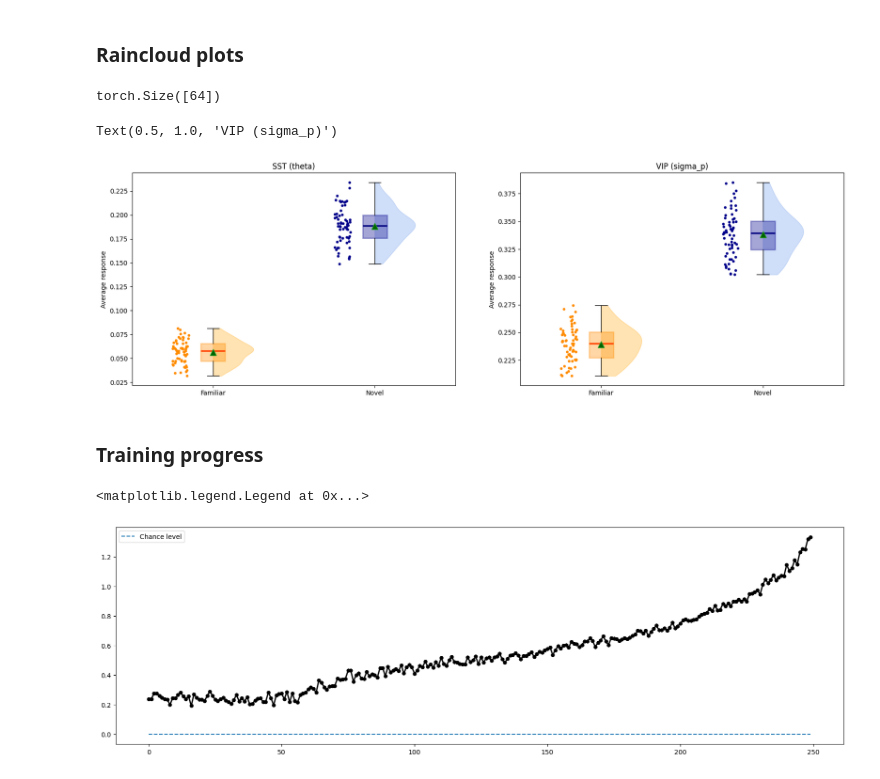
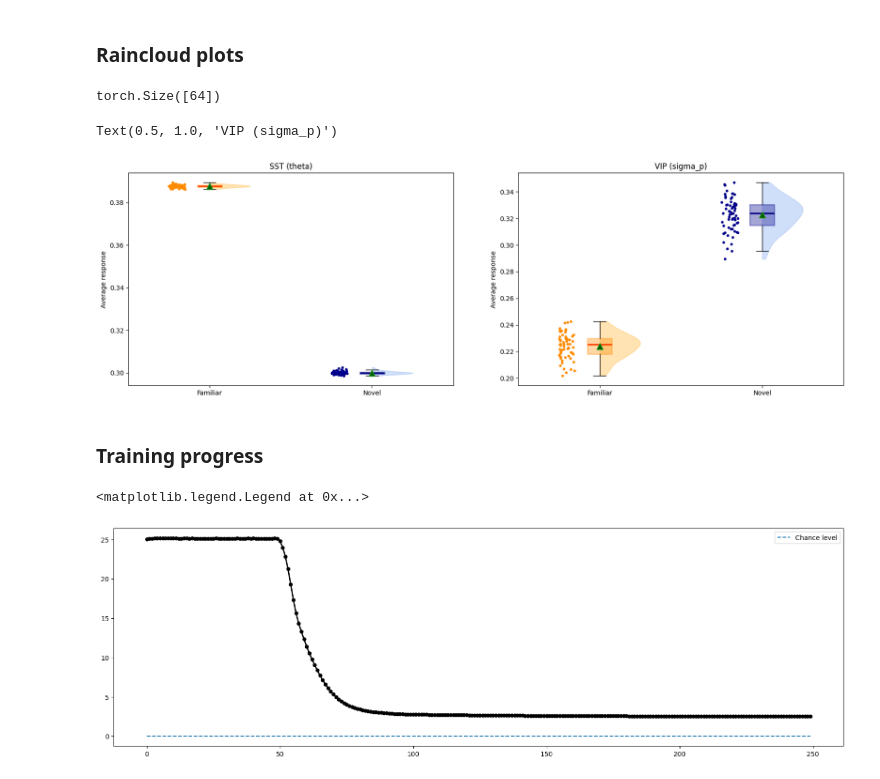
Before and after one commit to HChoiLab/cortical_circuit_model_for_novelty_encoding, a Jupyter notebook: analysis.ipynb, the cells around one changed output. Drawn from its saved outputs; the diff is of its cells as text; code cells hidden in the pictures.

```diff
--- a/analysis.ipynb
+++ b/analysis.ipynb
@@ -168,34 +161,34 @@ with plt.style.context(['nature', 'notebook']):
 # %%
 from utils.plotting import raincloud_plot
 
 sq = 3
 
 exp_ax1 = plt.subplot(1, 2, 1)
-famt = active_change['familiar']['sigma_p'][:, 3].detach()
-novt = active_change['familiar']['sigma_p'][:, 9].detach()
+famt = active_change['familiar']['theta'][:, 3].detach()
+novt = active_change['novel']['theta'][:, 3].detach()
 nonlin = lambda x: x.mean(0) #torch.relu(x - .95).mean(0) #(1 - 0.1 * x).mean(-1)
 print(nonlin(novt).shape)
 raincloud_plot(exp_ax1, nonlin(famt), nonlin(novt))
 plt.title('SST (theta)')
 #plt.ylim([0., 0.65])
 
 exp_ax2 = plt.subplot(1, 2, 2)
 fams = active_change['novel']['sigma_p'][:, 3].detach()
 novs = active_change['novel']['sigma_p'][:, 9].detach()
 raincloud_plot(exp_ax2, torch.mean(fams, dim=0), torch.mean(novs, dim=0))
 plt.title('VIP (sigma_p)')
 #plt.ylim([0., 0.1])
 # %% [output]
 torch.Size([64])
 Text(0.5, 1.0, 'VIP (sigma_p)')
-[figure, old version]
+[figure, new version]
 # %% [markdown]
 ### Training progress
 # %%
-dprime = active_progress['dprime'].mean(0)
+dprime = active_progress['temporal_error'].mean(0)
 plt.plot(dprime, '-ok', linewidth=2.0, markersize=5)
 plt.plot(np.arange(len(dprime)), np.zeros_like(dprime), '--', label='Chance level')
 plt.legend()
 # %% [output]
 <matplotlib.legend.Legend at 0x...>
-[figure, old version]
+[figure, new version]
```
Also changed, not shown: parts of 5 cells of this notebook, 4 other files.
